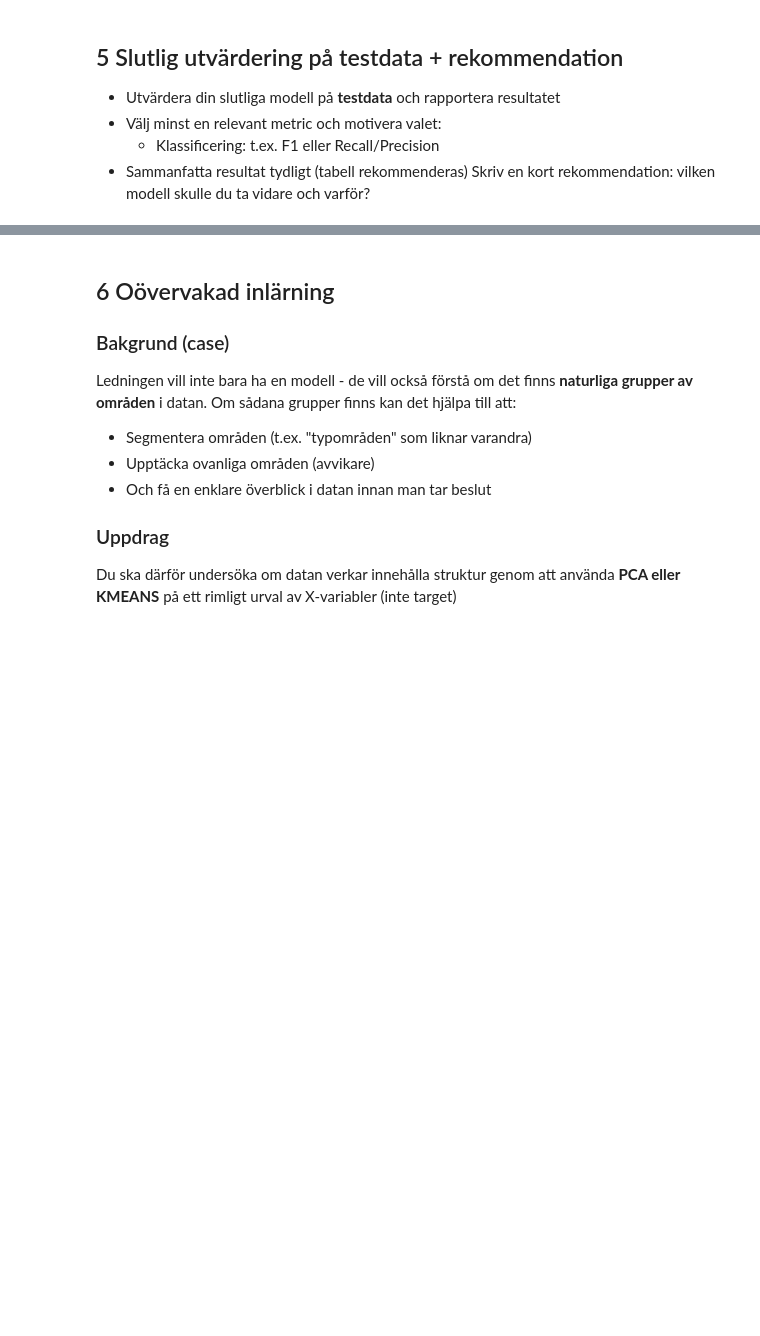
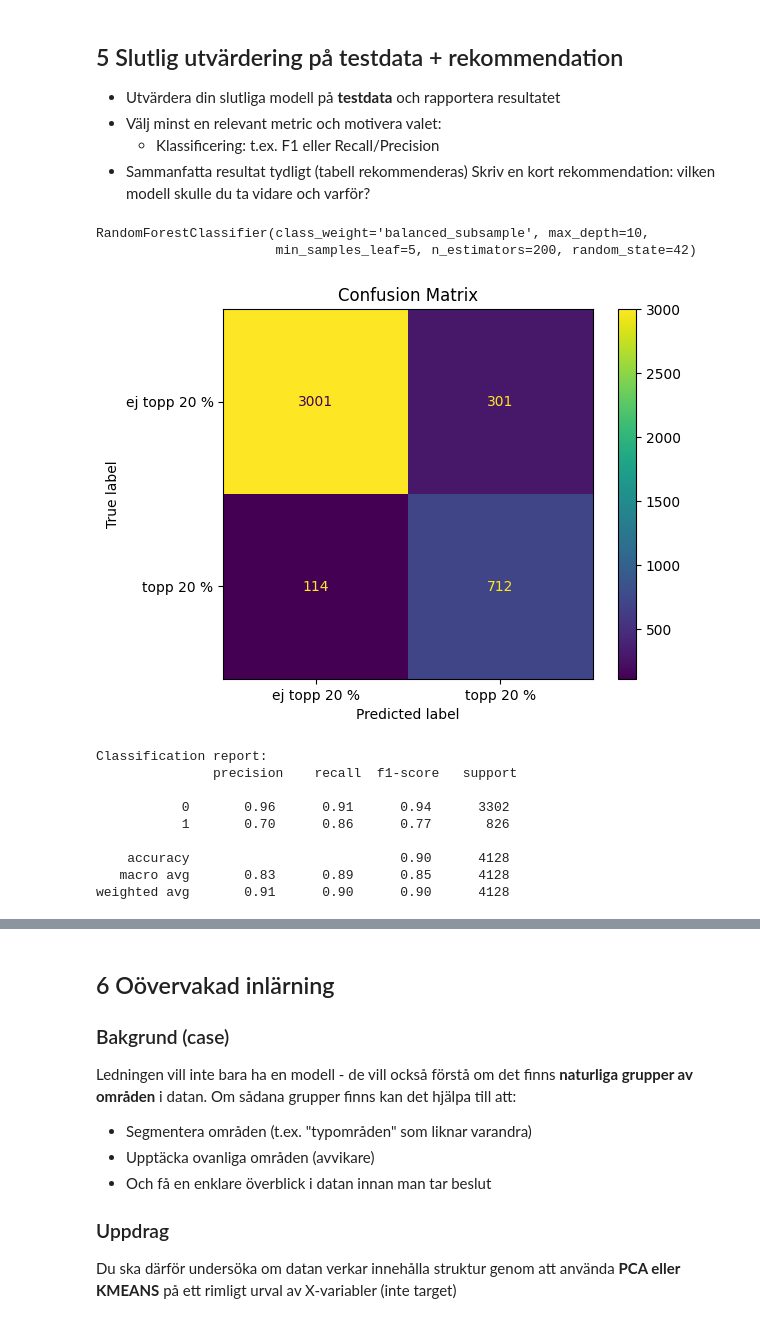
Before and after one commit to josefinoleryd/california-housing-ml, a Jupyter notebook: notebooks/california-housing-analysis.ipynb, the cells around one changed output, grey strips where cells are left out. Saved outputs shown, nothing was run; the diff lists cells and outputs as text; code cells hidden in the pictures; blank space fills up the shorter version.

```diff
--- a/notebooks/california-housing-analysis.ipynb
+++ b/notebooks/california-housing-analysis.ipynb
@@ -564,3 +573,37 @@ Jag gör antagandet att ett fastighetsbolag hellre lägger lite extra tid på at
     - Klassificering: t.ex. F1 eller Recall/Precision
 - Sammanfatta resultat tydligt (tabell rekommenderas)
 Skriv en kort rekommendation: vilken modell skulle du ta vidare och varför?
+# %%
+# Skriva ut vilken som blev den bästa modellen
+
+print(best_model.named_steps["model"])
+# %% [output]
+RandomForestClassifier(class_weight='balanced_subsample', max_depth=10,
+                       min_samples_leaf=5, n_estimators=200, random_state=42)
+# %%
+# Utgångspunkt (threshold 0.5)
+
+y_pred = best_model.predict(X_test)
+
+cm = confusion_matrix(y_test, y_pred)
+
+target_names = ["ej topp 20 %", "topp 20 %"]
+
+disp = ConfusionMatrixDisplay(confusion_matrix=cm, display_labels=target_names)
+
+disp.plot()
+plt.title("Confusion Matrix")
+plt.show()
+
+print("Classification report: \n", classification_report(y_test, y_pred))
+# %% [output]
+[figure, added]
+Classification report:
+               precision    recall  f1-score   support
+
+           0       0.96      0.91      0.94      3302
+           1       0.70      0.86      0.77       826
+
+    accuracy                           0.90      4128
+   macro avg       0.83      0.89      0.85      4128
+weighted avg       0.91      0.90      0.90      4128
```
Also changed, not shown: parts of 5 cells of this notebook.
